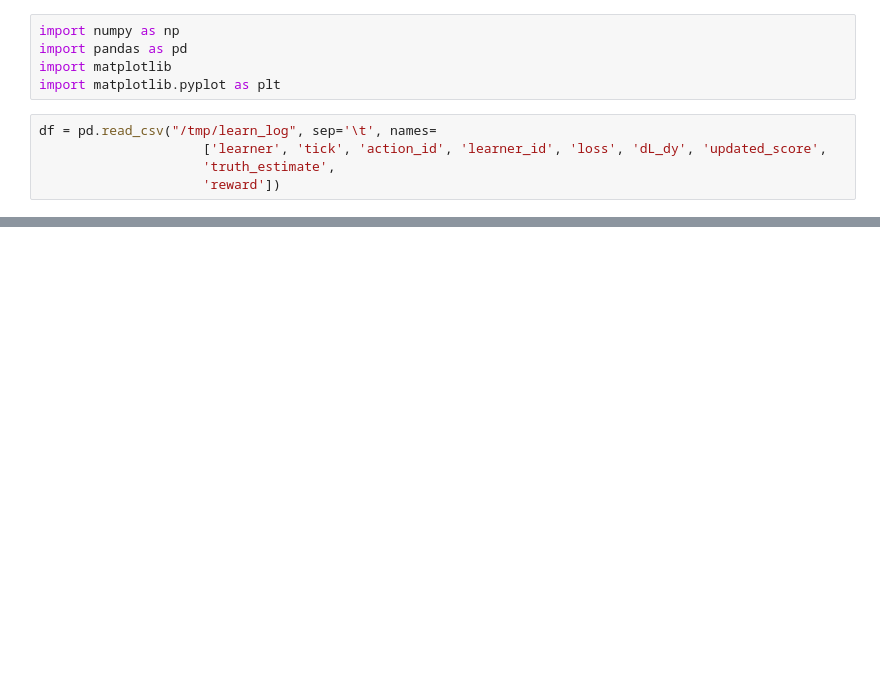
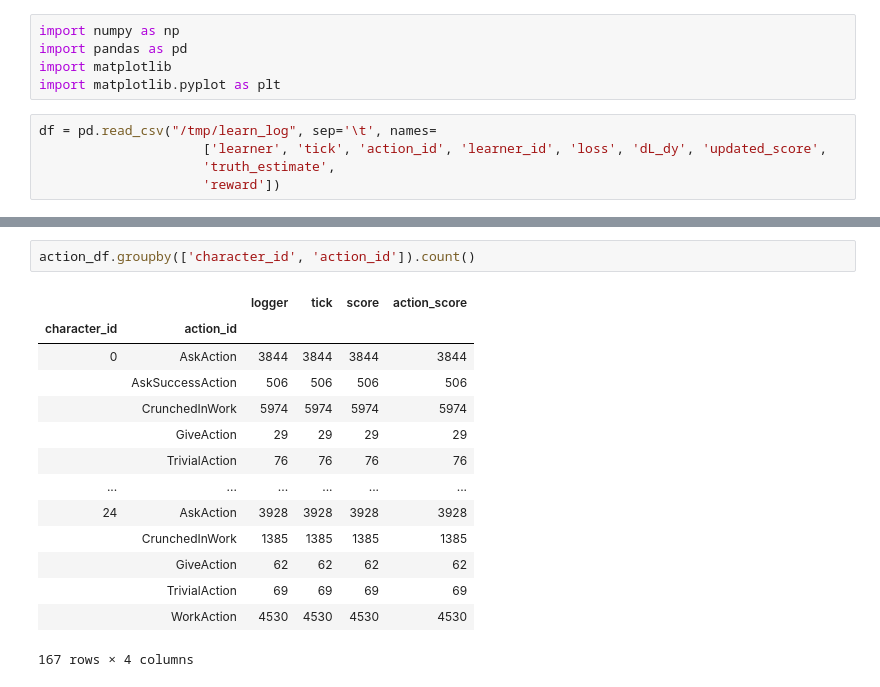
Before and after one commit to gerner/cvc, a Jupyter notebook: notebooks/learning.ipynb, the cells around one changed output, grey strips where cells are left out. Cells and saved outputs as stored; diff of their text form; blank space fills up the shorter version.

```diff
--- a/notebooks/learning.ipynb
+++ b/notebooks/learning.ipynb
@@ -93,0 +114,17 @@ pivot.tail()
+# %%
+action_df.groupby(['character_id', 'action_id']).count()
+# %% [output]
+|  |  | logger | tick | score | action_score |
+| character_id | action_id |  |  |  |  |
+| 0 | AskAction | 3844 | 3844 | 3844 | 3844 |
+|  | AskSuccessAction | 506 | 506 | 506 | 506 |
+|  | CrunchedInWork | 5974 | 5974 | 5974 | 5974 |
+|  | GiveAction | 29 | 29 | 29 | 29 |
+|  | TrivialAction | 76 | 76 | 76 | 76 |
+| ... | ... | ... | ... | ... | ... |
+| 24 | AskAction | 3928 | 3928 | 3928 | 3928 |
+|  | CrunchedInWork | 1385 | 1385 | 1385 | 1385 |
+|  | GiveAction | 62 | 62 | 62 | 62 |
+|  | TrivialAction | 69 | 69 | 69 | 69 |
+|  | WorkAction | 4530 | 4530 | 4530 | 4530 |
+167 rows × 4 columns
```
Also changed, not shown: parts of 13 cells of this notebook.
